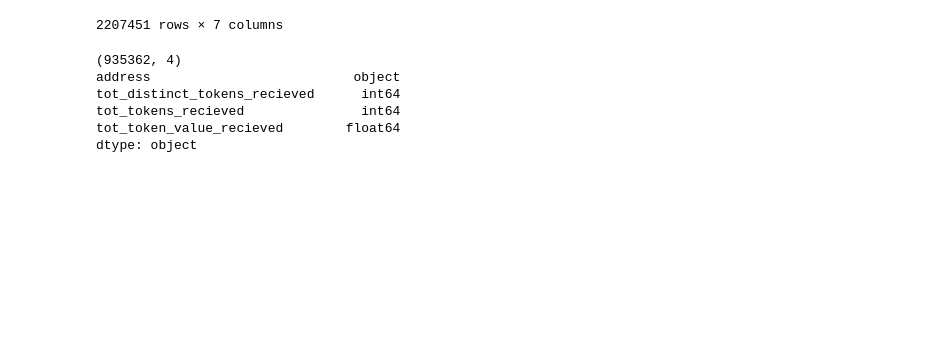
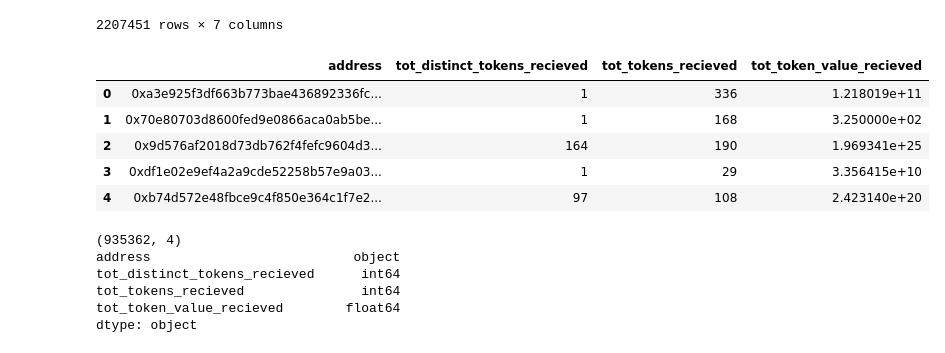
Before and after one commit to m-shilpa/ethereum-data-analysis, a Jupyter notebook: joined_data.ipynb, the cells around one changed output. Saved outputs shown, nothing was run; the diff lists cells and outputs as text; code cells hidden in the pictures; blank space fills up the shorter version.

```diff
--- a/joined_data.ipynb
+++ b/joined_data.ipynb
@@ -61,6 +79,15 @@ in_out_txn
 # %%
 tokens_recieved = pd.read_csv('/content/gdrive/My Drive/project_data/tokens_recieved.csv')
 tokens_sent =pd.read_csv('/content/gdrive/My Drive/project_data/tokens_sent.csv')
+# %%
+tokens_recieved.head(5)
+# %% [output]
+|  | address | tot_distinct_tokens_recieved | tot_tokens_recieved | tot_token_value_recieved |
+| 0 | 0xa3e925f3df663b773bae436892336fc... | 1 | 336 | 1.218019e+11 |
+| 1 | 0x70e80703d8600fed9e0866aca0ab5be... | 1 | 168 | 3.250000e+02 |
+| 2 | 0x9d576af2018d73db762f4fefc9604d3... | 164 | 190 | 1.969341e+25 |
+| 3 | 0xdf1e02e9ef4a2a9cde52258b57e9a03... | 1 | 29 | 3.356415e+10 |
+| 4 | 0xb74d572e48fbce9c4f850e364c1f7e2... | 97 | 108 | 2.423140e+20 |
 # %%
 print(tokens_recieved.shape)
 print(tokens_recieved.dtypes)
```
Also changed, not shown: parts of 3 cells of this notebook.
